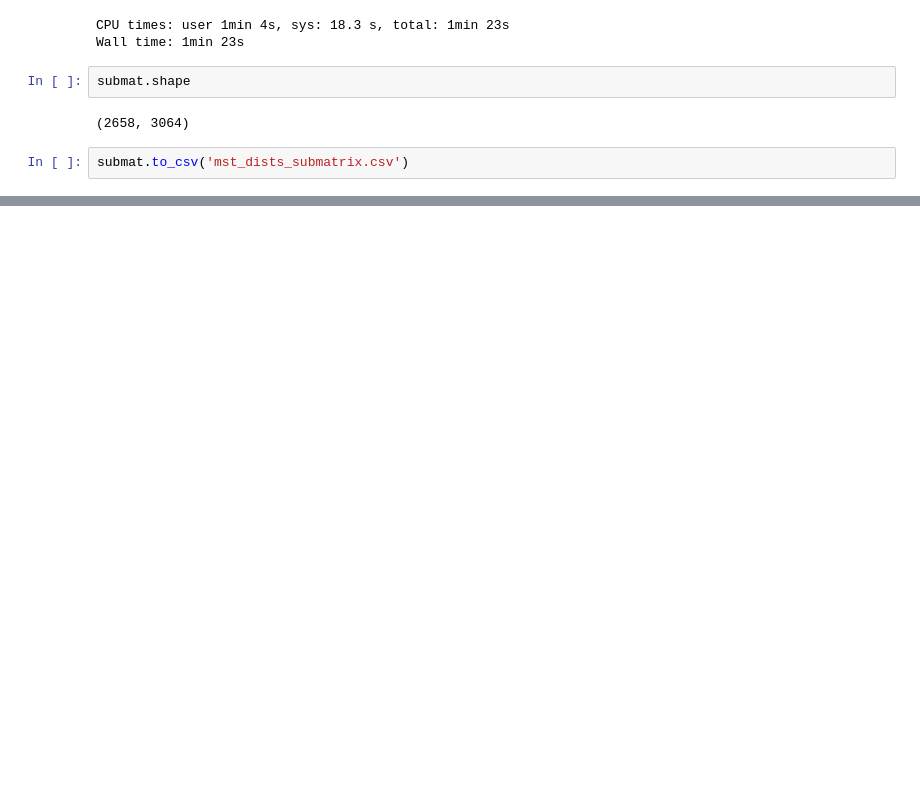
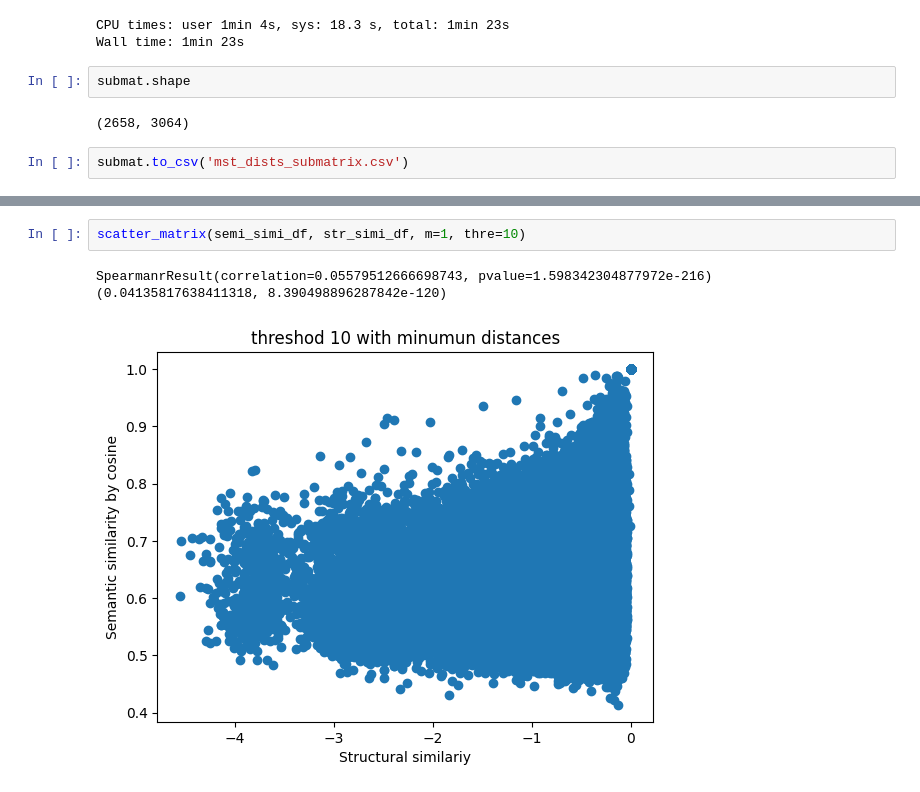
Before and after one commit to LyuZejian/CrystalEmbedding, a Jupyter notebook: Extract_Distance_Submatrix.ipynb, the cells around one changed output, grey strips where cells are left out. Drawn from its saved outputs; the diff is of its cells as text; blank space fills up the shorter version.

```diff
--- a/Extract_Distance_Submatrix.ipynb
+++ b/Extract_Distance_Submatrix.ipynb
@@ -202,0 +378,6 @@ submat=pd.read_csv('./data_c/mst_dists_submatrix.csv')
+# %%
+scatter_matrix(semi_simi_df, str_simi_df, m=1, thre=10)
+# %% [output]
+SpearmanrResult(correlation=0.05579512666698743, pvalue=1.598342304877972e-216)
+(0.04135817638411318, 8.390498896287842e-120)
+[figure, added]
```
Also changed, not shown: parts of 28 cells of this notebook, 2 other files.
